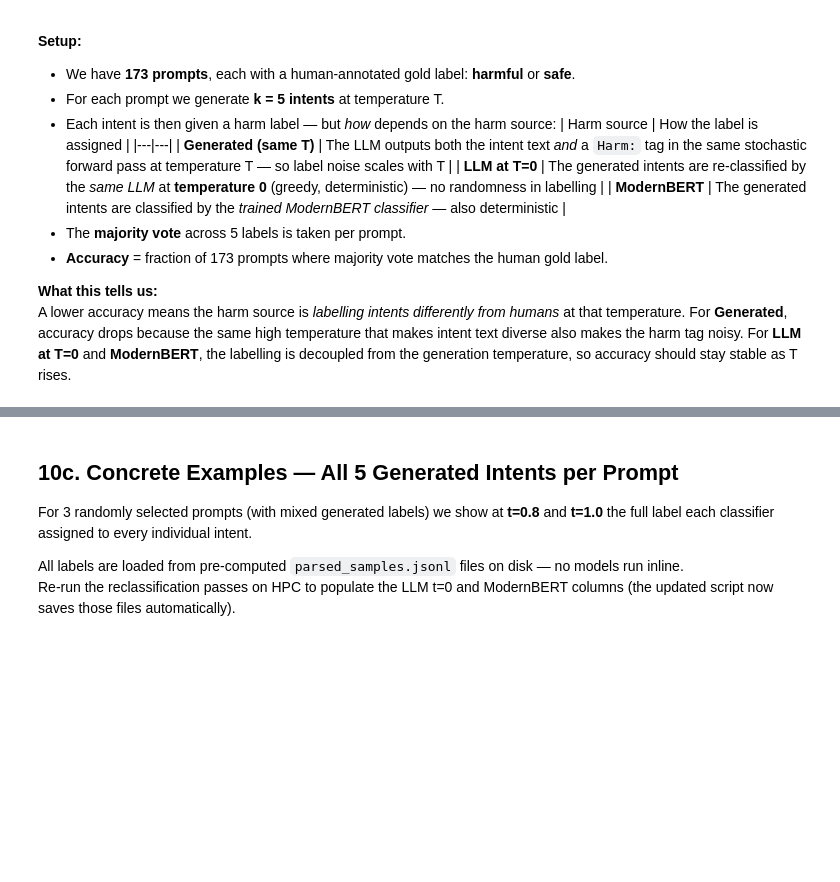
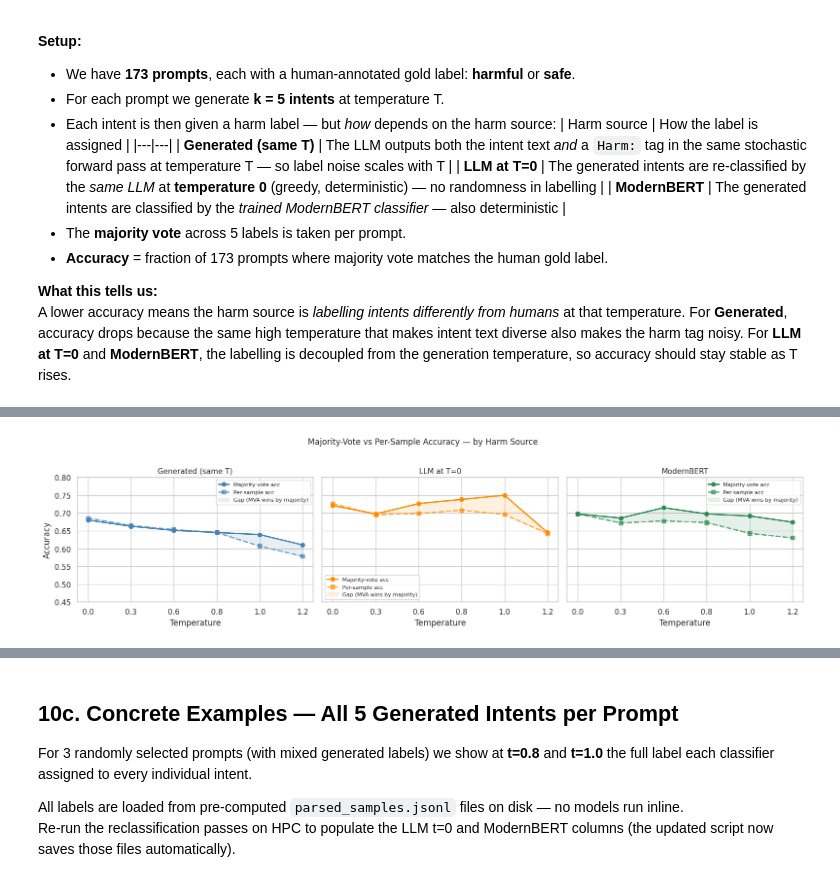
Before and after one commit to Jazhyc/aims-safety-classification, a Jupyter notebook: notebooks/diversity_analysis.ipynb, the cells around one changed output, grey strips where cells are left out. Cells and saved outputs as stored; diff of their text form; code cells hidden in the pictures; blank space fills up the shorter version.

```diff
--- a/notebooks/diversity_analysis.ipynb
+++ b/notebooks/diversity_analysis.ipynb
@@ -646,0 +661,95 @@ Key takeaways:
+# %%
+def per_sample_accuracy(df):
+    """
+    Compute per-sample accuracy from a diversity_stats DataFrame.
+
+    For each prompt with a known gold label:
+      - if majority_correct == True  → fraction correct = label_agreement_rate
+        (because the fraction agreeing with majority = fraction that are correct)
+      - if majority_correct == False → fraction correct = 1 - label_agreement_rate
+        (the minority fraction got it right)
+
+    Returns the mean across all eligible prompts.
+    """
+    scores = []
+    for _, row in df.iterrows():
+        mc = row.get("majority_correct")
+        ar = row.get("label_agreement_rate")
+        if mc is None or ar is None:
+            continue
+        scores.append(ar if mc else 1.0 - ar)
+    return float(np.mean(scores)) if scores else float("nan")
+
+
+# ── Compute both metrics for all harm sources × all temperatures ───────────────
+rows = []
+for hs, hs_label in HARM_SOURCE_LABELS.items():
+    for t in TEMPERATURES_FULL:
+        df = all_per_prompt[hs].get(t)
+        s  = all_summaries[hs].get(t)
+        if df is None or s is None:
+            continue
+        psa = per_sample_accuracy(df)
+        mva = s["majority_vote_accuracy"]
+        rows.append({
+            "harm_source": hs_label,
+            "temperature": t,
+            "majority_vote_acc": round(mva, 4),
+            "per_sample_acc":    round(psa, 4),
+            "gap (MVA - PSA)":   round(mva - psa, 4),
+        })
+
+df_psa = pd.DataFrame(rows)
+
+# Pivot for easy reading
+psa_pivot = df_psa.pivot(index="temperature", columns="harm_source",
+                          values=["majority_vote_acc", "per_sample_acc", "gap (MVA - PSA)"])
+print("Majority-vote vs per-sample accuracy (all harm sources × temperatures):")
+print(psa_pivot.to_string())
+
+# ── Plot ───────────────────────────────────────────────────────────────────────
+fig, axes = plt.subplots(1, 3, figsize=(16, 4), sharey=True)
+
+HS_COLORS = {
+    "Generated (same T)": "steelblue",
+    "LLM at T=0":         "darkorange",
+    "ModernBERT":         "seagreen",
+}
+
+for ax, (hs, hs_label) in zip(axes, HARM_SOURCE_LABELS.items()):
+    sub = df_psa[df_psa["harm_source"] == hs_label].sort_values("temperature")
+    ts  = [str(t) for t in sub["temperature"]]
+
+    ax.plot(ts, sub["majority_vote_acc"], marker="o", linewidth=2,
+            color=HS_COLORS[hs_label], label="Majority-vote acc")
+    ax.plot(ts, sub["per_sample_acc"],    marker="s", linewidth=2,
+            color=HS_COLORS[hs_label], linestyle="--", alpha=0.7, label="Per-sample acc")
+
+    # Shade the gap between the two lines
+    ax.fill_between(ts,
+                    sub["majority_vote_acc"].values,
+                    sub["per_sample_acc"].values,
+                    alpha=0.12, color=HS_COLORS[hs_label],
+                    label="Gap (MVA wins by majority)")
+
+    ax.set_title(hs_label, fontsize=11)
+    ax.set_xlabel("Temperature")
+    ax.set_ylim(0.45, 0.80)
+    ax.legend(fontsize=8)
+
+axes[0].set_ylabel("Accuracy")
+fig.suptitle("Majority-Vote vs Per-Sample Accuracy — by Harm Source",
+             fontsize=12, y=1.02)
+plt.tight_layout()
+plt.savefig("../data/diversity_analysis/per_sample_accuracy.png",
+            dpi=150, bbox_inches="tight")
+plt.show()
+
+# ── Summary: where does majority voting inflate accuracy the most? ─────────────
+print("\nMean gap (majority_vote_acc − per_sample_acc) across temperatures:")
+for hs_label in HARM_SOURCE_LABELS.values():
+    sub = df_psa[df_psa["harm_source"] == hs_label]
+    mean_gap = sub["gap (MVA - PSA)"].mean()
+    print(f"  {hs_label:<20}: {mean_gap:+.4f}  "
+          f"({'MVA overstates by ' + f'{mean_gap:.1%}' if mean_gap > 0 else 'MVA understates'})")
+# %% [output]
@@ -646,0 +766 @@ Key takeaways:
+[figure, added]
```
Also changed, not shown: parts of 17 cells of this notebook, 2 other files.
